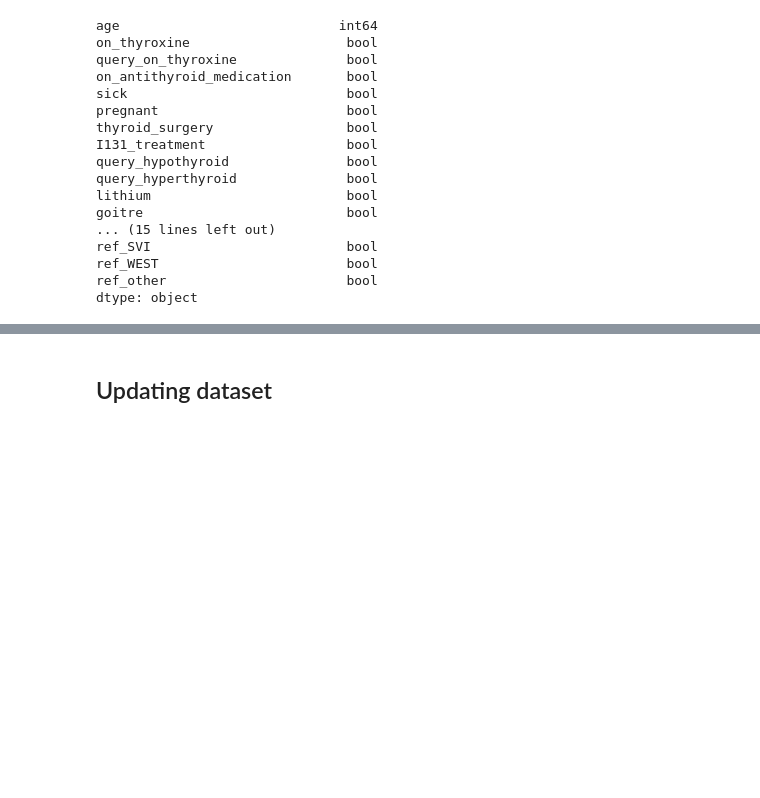
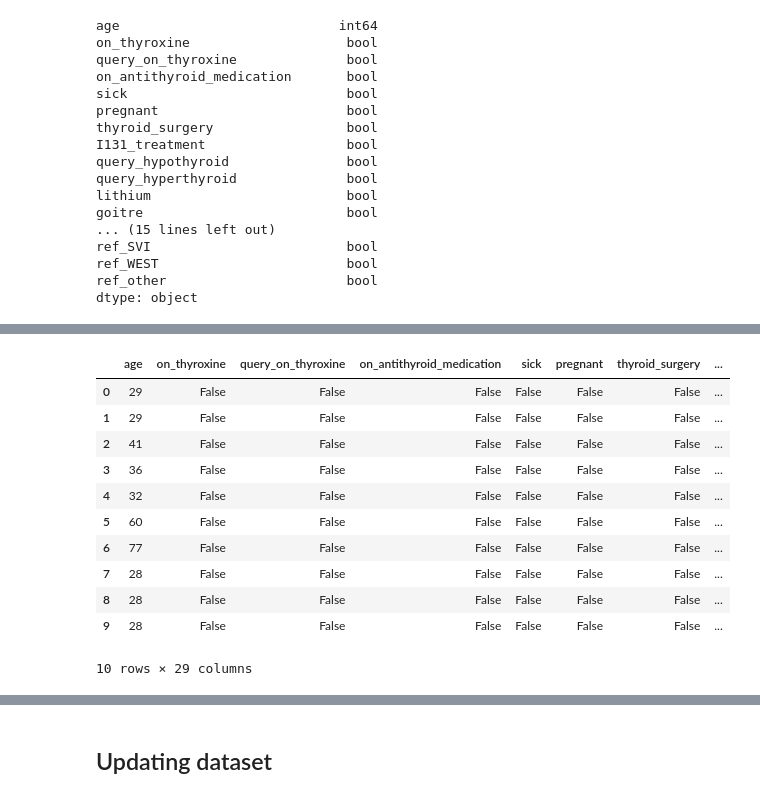
Before and after one commit to TheDavidLaCosa/MiniTFM, a Jupyter notebook: data_processing/imputer.ipynb, the cells around one changed output, grey strips where cells are left out. Cells and saved outputs as stored; diff of their text form; code cells hidden in the pictures; blank space fills up the shorter version.

```diff
--- a/data_processing/imputer.ipynb
+++ b/data_processing/imputer.ipynb
@@ -81 +152,16 @@ x_imputed = pd.DataFrame(x_imputed, columns = numeric_col.tolist() + categoric_c
+# %%
+x.head(10)
+# %% [output]
+|  | age | on_thyroxine | query_on_thyroxine | on_antithyroid_medication | sick | pregnant | thyroid_surgery | ... |
+| 0 | 29 | False | False | False | False | False | False | ... |
+| 1 | 29 | False | False | False | False | False | False | ... |
+| 2 | 41 | False | False | False | False | False | False | ... |
+| 3 | 36 | False | False | False | False | False | False | ... |
+| 4 | 32 | False | False | False | False | False | False | ... |
+| 5 | 60 | False | False | False | False | False | False | ... |
+| 6 | 77 | False | False | False | False | False | False | ... |
+| 7 | 28 | False | False | False | False | False | False | ... |
+| 8 | 28 | False | False | False | False | False | False | ... |
+| 9 | 28 | False | False | False | False | False | False | ... |
+10 rows × 29 columns
 # %%
```
Also changed, not shown: parts of 7 cells of this notebook, 4 other files.
